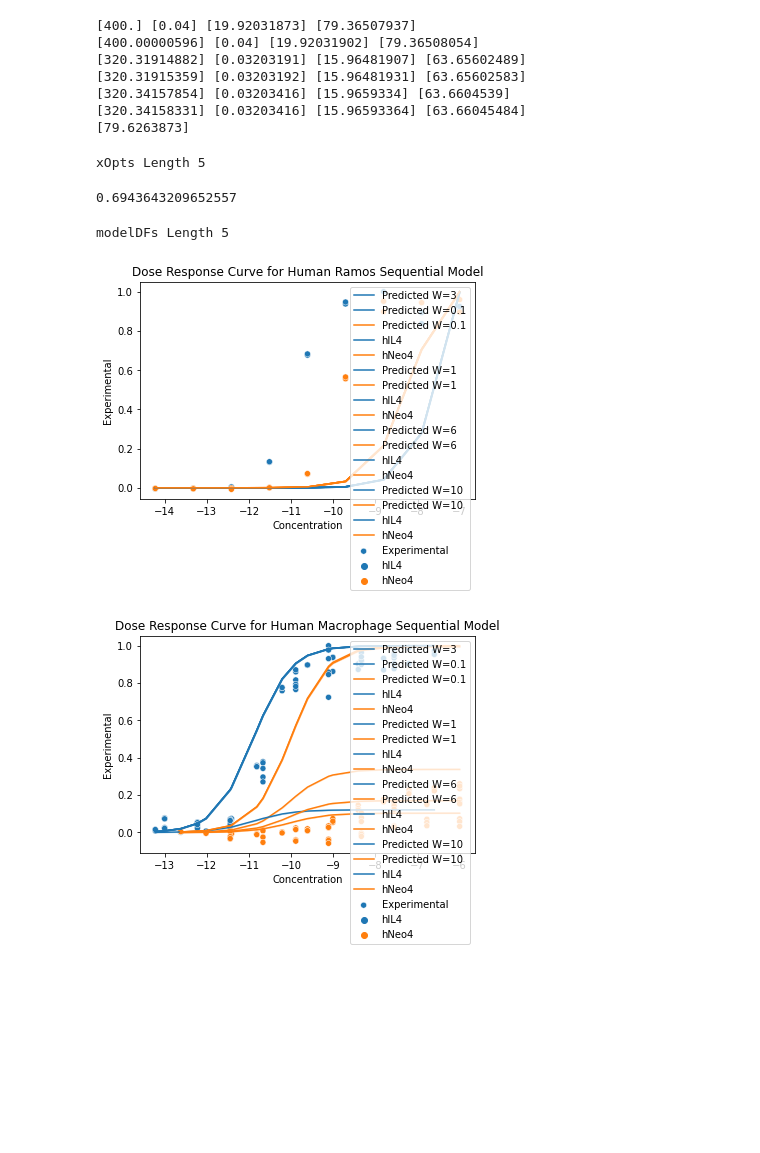
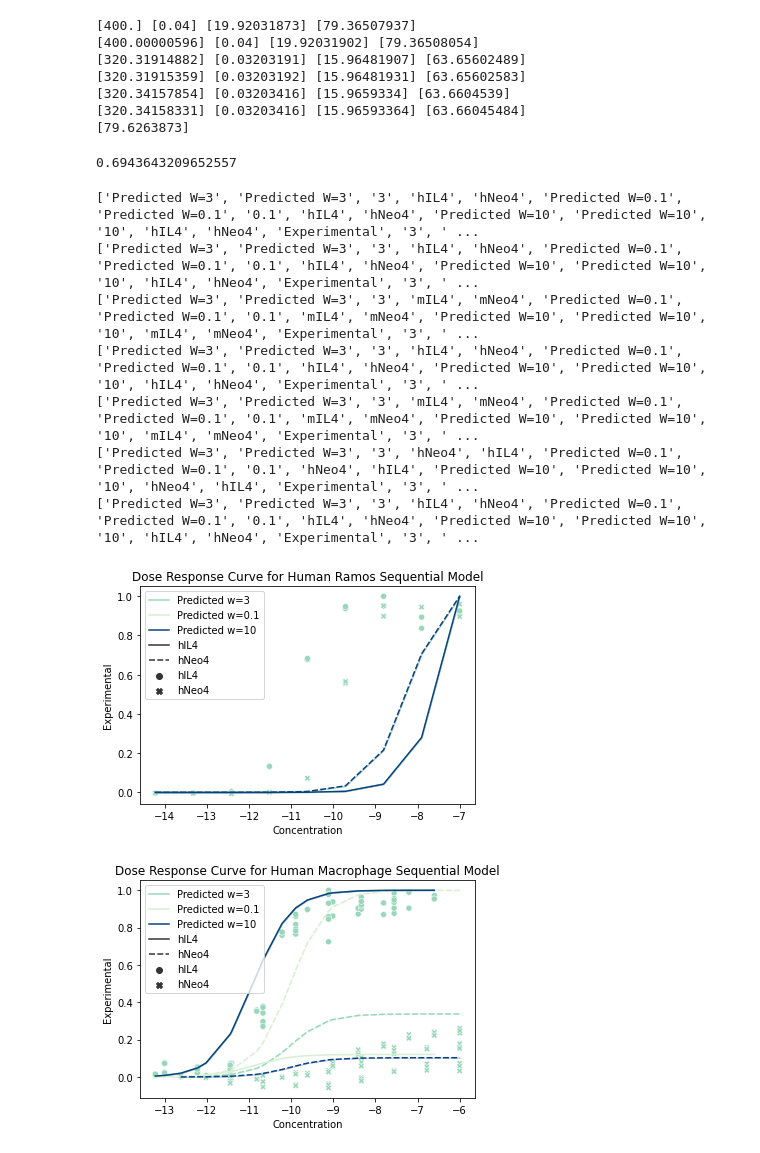
Before and after one commit to meyer-lab/IL4-model, a Jupyter notebook: polyc.ipynb, the cells around one changed output. Saved outputs shown, nothing was run; the diff lists cells and outputs as text; code cells hidden in the pictures; blank space fills up the shorter version.

Commit message:
VariedWeightPlots

```diff
--- a/polyc.ipynb
+++ b/polyc.ipynb
@@ -64,45 +63,51 @@ xOptimal = pd.read_csv("src/data/CurrentFitSeq.csv").x.values
 #Generate range of xOptimals
 xOpts = [xOptimal]
 
-weights = [0.1,1,6,10]
+weights = [0.1,10]
 
 for weight in weights:
     xOptimal_new = np.copy(xOptimal)
     xOptimal_new[0] = weight
     xOpts.append(xOptimal_new)
 
-print("xOpts Length "+ str(len(xOpts)))
+#print("xOpts Length "+ str(len(xOpts)))
 #Generate range of models
 modelDF = residsSeq(xOptimal, True)
 print(r2_score(modelDF.Experimental.values, modelDF.Predicted.values))
 
 modelDFs = [modelDF]
 
 for i in range(1,len(xOpts)):
     modelDF_new = residsSeq(xOpts[i], True)
     modelDFs.append(modelDF_new)
 
-print("modelDFs Length "+ str(len(modelDFs)))
-
-
+#print("modelDFs Length "+ str(len(modelDFs)))
 
 
 for cell in modelDF.Cell.unique():
     for animal in modelDF.loc[modelDF.Cell == cell].Animal.unique():
-        weights = [3,0.1,1,6,10]
+        weights = [3,0.1,10]
         isoData = modelDF.loc[(modelDF.Cell == cell) & (modelDF.Animal == animal)]
+        #sns.set_palette("Paired")
         fig, ax = plt.subplots()
-        sns.scatterplot(data=isoData, x="Concentration", y="Experimental", label="Experimental", hue="Ligand")
+        sns.scatterplot(data=isoData, x="Concentration", y="Experimental", label="Experimental", style="Ligand",palette="GnBu", hue=3,hue_norm=(-2,10))
         for i, modelDF_ in enumerate(modelDFs):
             isoData_ = modelDF_.loc[(modelDF_.Cell == cell) & (modelDF_.Animal == animal)]
-            sns.lineplot(data=isoData_, x="Concentration", y="Predicted", label="Predicted W="+str(weights[i]), hue="Ligand")
+            sns.lineplot(data=isoData_, x="Concentration", y="Predicted", label="Predicted W="+str(weights[i]), style="Ligand", palette="GnBu", hue=weights[i], hue_norm=(-2,10))
         ax.set_title("Dose Response Curve for " + animal + " " + cell + " Sequential Model")
         handles, labels = ax.get_legend_handles_labels()
-        ax.legend([handles[0]] + handles[4::], [labels[0]] + labels[4::])
+        #print(handles)
+        print(labels)
+        ax.legend([handles[2]] + [handles[7]] + [handles[12]]+ handles[13:15] + handles[17::], ["Predicted w=3"] + ["Predicted w=0.1"] + ["Predicted w=10"] + labels[13:15] + labels[17::])
         #plt.savefig("UnConstrained"+animal+cell+".svg")
 # %% [output]
-xOpts Length 5
+0.6943643209652557
-0.6943643209652557
+['Predicted W=3', 'Predicted W=3', '3', 'hIL4', 'hNeo4', 'Predicted W=0.1', 'Predicted W=0.1', '0.1', 'hIL4', 'hNeo4', 'Predicted W=10', 'Predicted W=10', '10', 'hIL4', 'hNeo4', 'Experimental', '3', ' ...
+['Predicted W=3', 'Predicted W=3', '3', 'hIL4', 'hNeo4', 'Predicted W=0.1', 'Predicted W=0.1', '0.1', 'hIL4', 'hNeo4', 'Predicted W=10', 'Predicted W=10', '10', 'hIL4', 'hNeo4', 'Experimental', '3', ' ...
+['Predicted W=3', 'Predicted W=3', '3', 'mIL4', 'mNeo4', 'Predicted W=0.1', 'Predicted W=0.1', '0.1', 'mIL4', 'mNeo4', 'Predicted W=10', 'Predicted W=10', '10', 'mIL4', 'mNeo4', 'Experimental', '3', ' ...
+['Predicted W=3', 'Predicted W=3', '3', 'hIL4', 'hNeo4', 'Predicted W=0.1', 'Predicted W=0.1', '0.1', 'hIL4', 'hNeo4', 'Predicted W=10', 'Predicted W=10', '10', 'hIL4', 'hNeo4', 'Experimental', '3', ' ...
+['Predicted W=3', 'Predicted W=3', '3', 'mIL4', 'mNeo4', 'Predicted W=0.1', 'Predicted W=0.1', '0.1', 'mIL4', 'mNeo4', 'Predicted W=10', 'Predicted W=10', '10', 'mIL4', 'mNeo4', 'Experimental', '3', ' ...
+['Predicted W=3', 'Predicted W=3', '3', 'hNeo4', 'hIL4', 'Predicted W=0.1', 'Predicted W=0.1', '0.1', 'hNeo4', 'hIL4', 'Predicted W=10', 'Predicted W=10', '10', 'hNeo4', 'hIL4', 'Experimental', '3', ' ...
+['Predicted W=3', 'Predicted W=3', '3', 'hIL4', 'hNeo4', 'Predicted W=0.1', 'Predicted W=0.1', '0.1', 'hIL4', 'hNeo4', 'Predicted W=10', 'Predicted W=10', '10', 'hIL4', 'hNeo4', 'Experimental', '3', ' ...
-modelDFs Length 5
-[figure, old version]
+[figure, new version]
-[figure, old version]
+[figure, new version]
```
Also changed, not shown: parts of 4 cells of this notebook.
